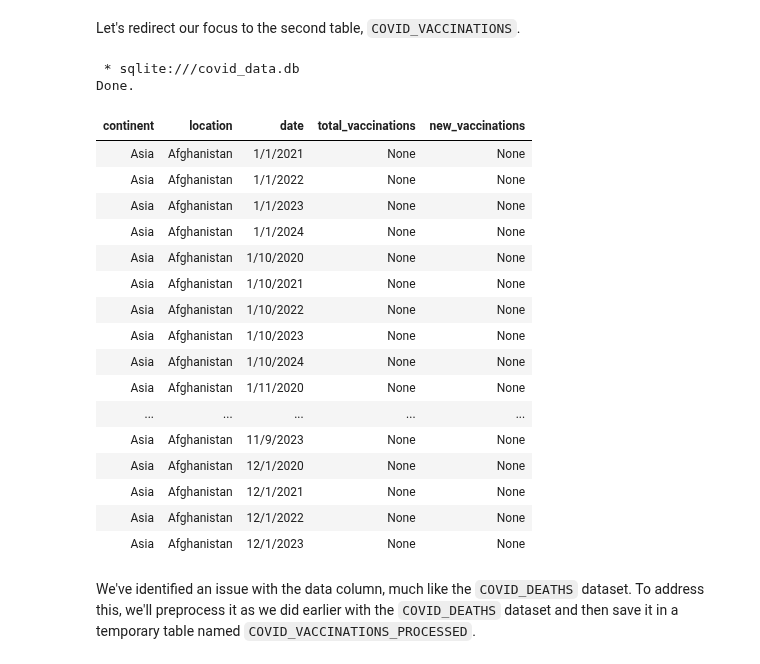
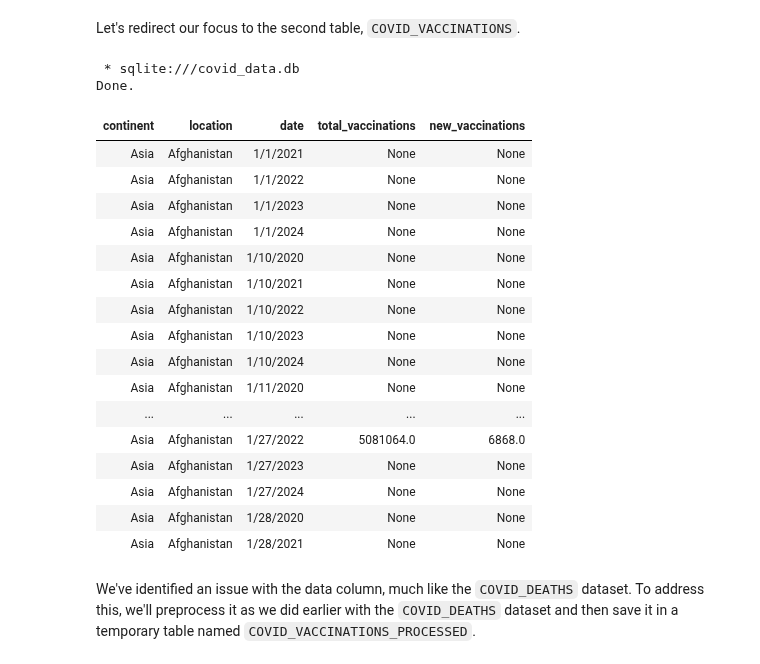
Before and after one commit to hienphan161/covid-data-exploration-with-sql, a Jupyter notebook: Exploring_COVID_19_Data_An_In_depth_Analysis.ipynb, the cells around one changed output. Cells and saved outputs as stored; diff of their text form; code cells hidden in the pictures.

```diff
--- a/Exploring_COVID_19_Data_An_In_depth_Analysis.ipynb
+++ b/Exploring_COVID_19_Data_An_In_depth_Analysis.ipynb
@@ -318,29 +318,29 @@ Let's redirect our focus to the second table, `COVID_VACCINATIONS`.
 # %%
 %%sql
 SELECT continent, location, date, total_vaccinations, new_vaccinations
 FROM COVID_VACCINATIONS
 ORDER BY location, date
-LIMIT 1000 -- due to limited resources
+LIMIT 100 -- due to limited resources
 # %% [output]
  * sqlite:///covid_data.db
 Done.
 | continent | location | date | total_vaccinations | new_vaccinations |
 | Asia | Afghanistan | 1/1/2021 | None | None |
 | Asia | Afghanistan | 1/1/2022 | None | None |
 | Asia | Afghanistan | 1/1/2023 | None | None |
 | Asia | Afghanistan | 1/1/2024 | None | None |
 | Asia | Afghanistan | 1/10/2020 | None | None |
 | Asia | Afghanistan | 1/10/2021 | None | None |
 | Asia | Afghanistan | 1/10/2022 | None | None |
 | Asia | Afghanistan | 1/10/2023 | None | None |
 | Asia | Afghanistan | 1/10/2024 | None | None |
 | Asia | Afghanistan | 1/11/2020 | None | None |
 | ... | ... | ... | ... | ... |
-| Asia | Afghanistan | 11/9/2023 | None | None |
-| Asia | Afghanistan | 12/1/2020 | None | None |
-| Asia | Afghanistan | 12/1/2021 | None | None |
-| Asia | Afghanistan | 12/1/2022 | None | None |
-| Asia | Afghanistan | 12/1/2023 | None | None |
+| Asia | Afghanistan | 1/27/2022 | 5081064.0 | 6868.0 |
+| Asia | Afghanistan | 1/27/2023 | None | None |
+| Asia | Afghanistan | 1/27/2024 | None | None |
+| Asia | Afghanistan | 1/28/2020 | None | None |
+| Asia | Afghanistan | 1/28/2021 | None | None |
 # %% [markdown]
 We've identified an issue with the data column, much like the `COVID_DEATHS` dataset. To address this, we'll preprocess it as we did earlier with the `COVID_DEATHS` dataset and then save it in a temporary table named `COVID_VACCINATIONS_PROCESSED`.
 # %%
```
Also changed, not shown: parts of 6 cells of this notebook.
